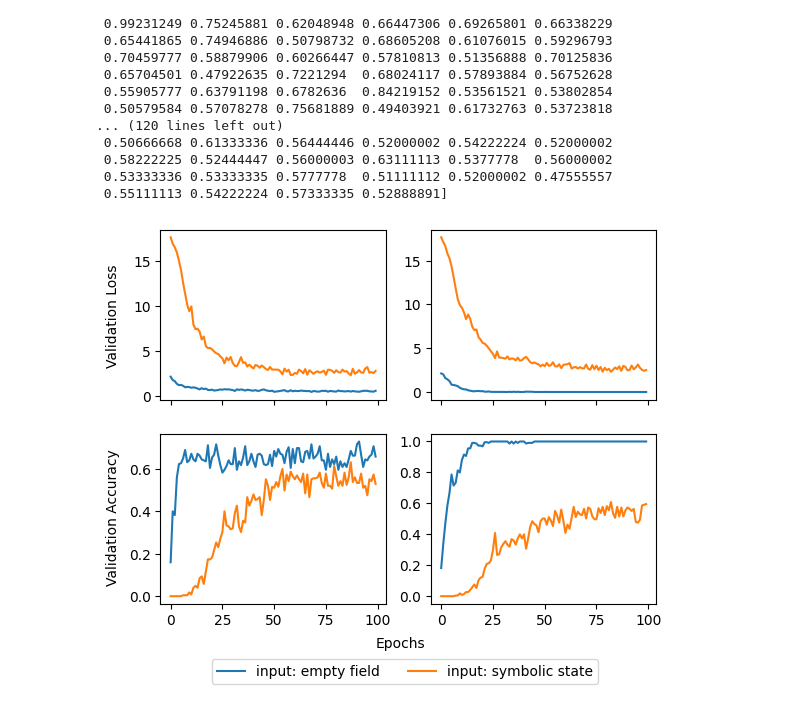
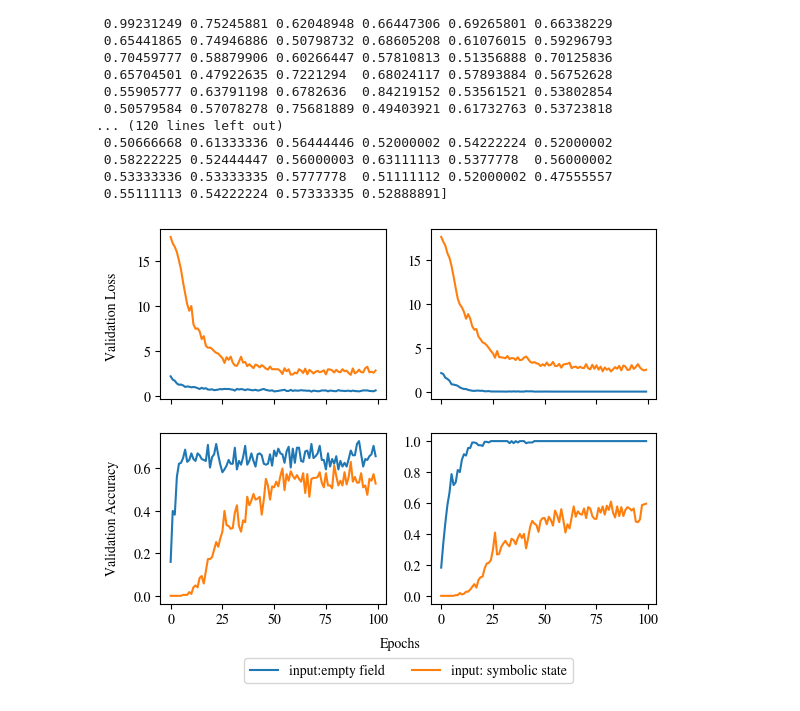
Before and after one commit to rosa-wolf/Multi-Phase-Skill-Learning-SlidingPuzzle, a Jupyter notebook: eval_data.ipynb, the cells around one changed output. Cells and saved outputs as stored; diff of their text form; code cells hidden in the pictures.

```diff
--- a/eval_data.ipynb
+++ b/eval_data.ipynb
@@ -1,3 +1,6 @@
 # %%
 import numpy as np
 import matplotlib.pyplot as plt
+import matplotlib
+matplotlib.rcParams['mathtext.fontset'] = 'cm'
+matplotlib.rcParams['font.family'] = 'STIXGeneral'
@@ -83,23 +172,23 @@ train_loss [2.20244288 2.20266342 1.80845916 1.59634161 1.1578989  1.12246752
 # %%
 fig, ax = plt.subplots(2,2, sharex=True)
 
 ax[0, 0].plot(np.arange(data_simple_4skills["test_loss"].shape[0]), data_simple_4skills["test_loss"], label="input:empty field")
 ax[0, 0].plot(np.arange(data_simple_4skills["test_loss"].shape[0]), data_sym_4skills["test_loss"], label="input: symbolic state")
 ax[1, 0].plot(np.arange(data_simple_4skills["test_acc"].shape[0]), data_simple_4skills["test_acc"], label="input:empty field")
 ax[1, 0].plot(np.arange(data_simple_4skills["test_acc"].shape[0]), data_sym_4skills["test_acc"], label="input: symbolic state")
 
 ax[0, 1].plot(np.arange(data_simple_24skills["test_loss"].shape[0]), data_simple_24skills["test_loss"], label="input:empty field")
 ax[0, 1].plot(np.arange(data_simple_24skills["test_loss"].shape[0]), data_sym_24skills["test_loss"], label="input: symbolic state")
 ax[1, 1].plot(np.arange(data_simple_24skills["test_acc"].shape[0]), data_simple_24skills["test_acc"], label="input:empty field")
 ax[1, 1].plot(np.arange(data_simple_24skills["test_acc"].shape[0]), data_sym_24skills["test_acc"], label="input: symbolic state")
 
 fig.text(0.5, 0.01, 'Epochs', ha='center')
 fig.text(0.04, 0.28, 'Validation Accuracy', va='center', rotation='vertical')
 fig.text(0.04, 0.7, 'Validation Loss', va='center', rotation='vertical')
 
 fig.subplots_adjust(bottom=0.1)
-labels = ["input: empty field", "input: symbolic state"]
-fig.legend(labels=labels, bbox_to_anchor=(0.82,0.), ncol=2)
+handles, labels = ax[1, 1].get_legend_handles_labels()
+fig.legend(labels=labels, bbox_to_anchor=(0.78,0.), ncol=2)
 plt.show()
 # %% [output]
-[figure, old version]
+[figure, new version]
```
Also changed, not shown: parts of 9 cells of this notebook, 11 other files.
